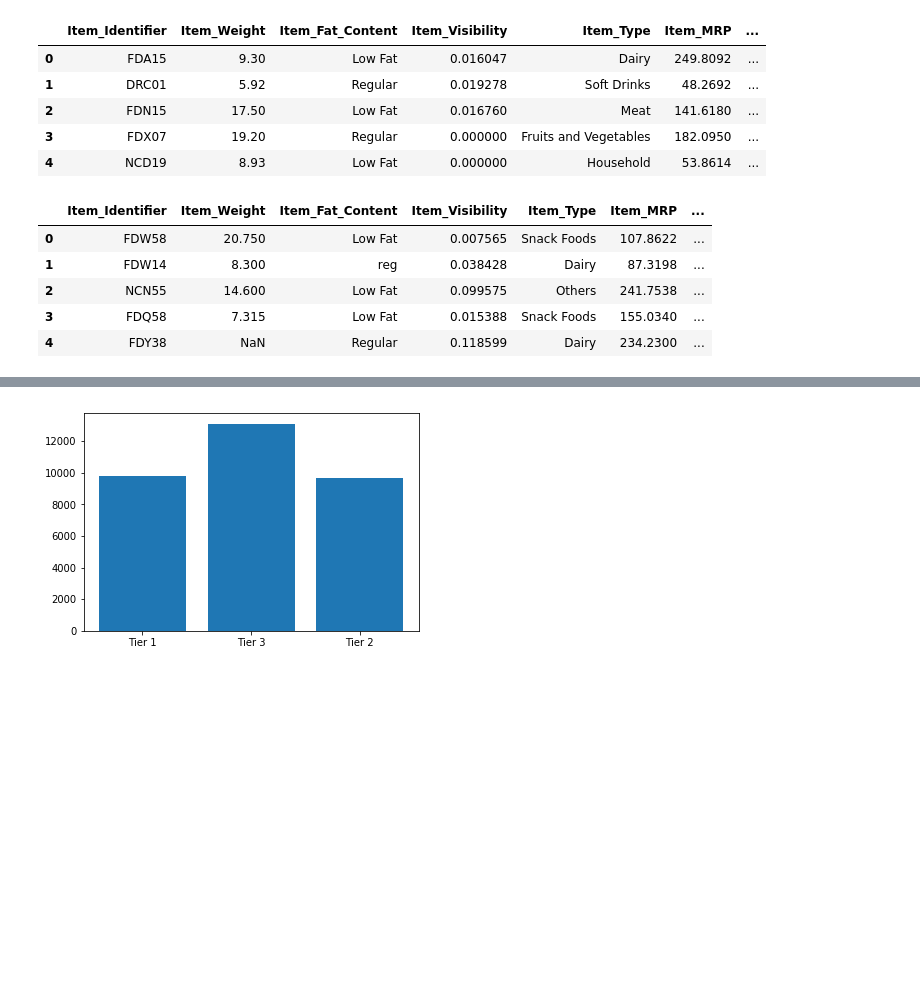
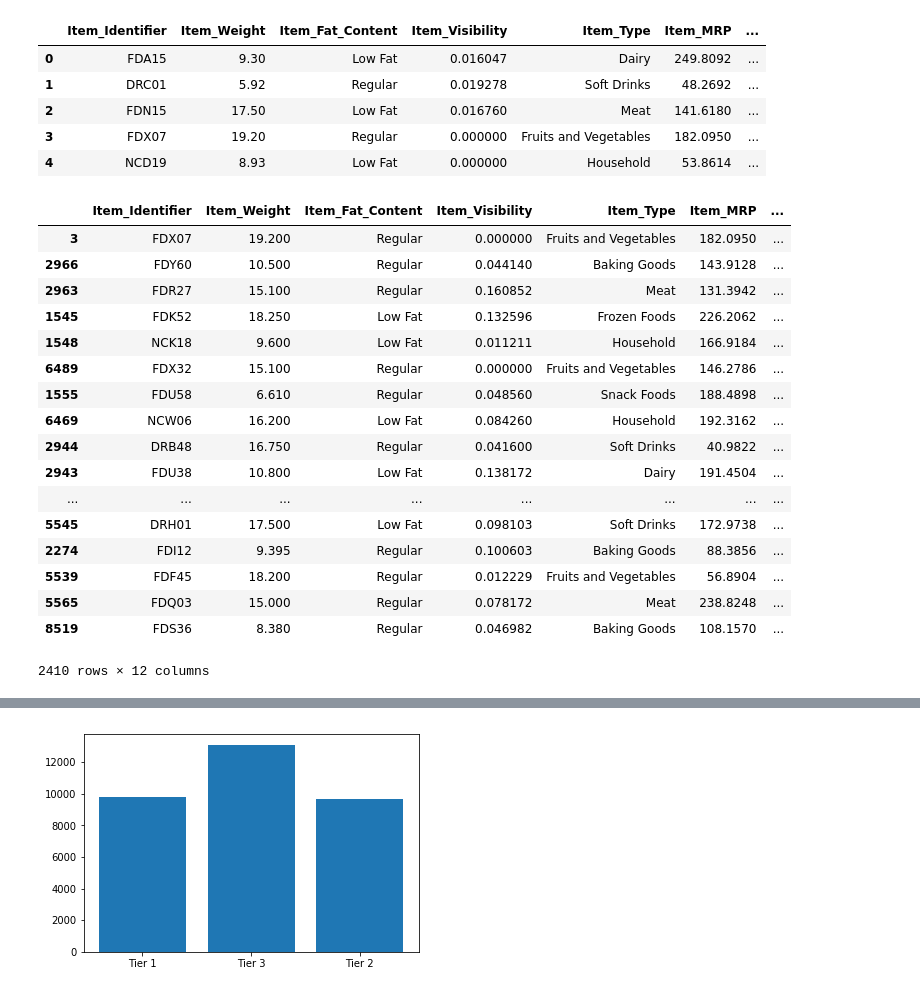
Before and after one commit to Raihanahmed94/analyticsvidhya_Competitions, a Jupyter notebook: Big_Mart/big_Mart.ipynb, the cells around one changed output, grey strips where cells are left out. Drawn from its saved outputs; the diff is of its cells as text; code cells hidden in the pictures; blank space fills up the shorter version.

```diff
--- a/Big_Mart/big_Mart.ipynb
+++ b/Big_Mart/big_Mart.ipynb
@@ -29,12 +41,24 @@ train.head()
 | 2 | FDN15 | 17.50 | Low Fat | 0.016760 | Meat | 141.6180 | ... |
 | 3 | FDX07 | 19.20 | Regular | 0.000000 | Fruits and Vegetables | 182.0950 | ... |
 | 4 | NCD19 | 8.93 | Low Fat | 0.000000 | Household | 53.8614 | ... |
-# %%
-test.head()
-# %% [output]
-|  | Item_Identifier | Item_Weight | Item_Fat_Content | Item_Visibility | Item_Type | Item_MRP | ... |
-| 0 | FDW58 | 20.750 | Low Fat | 0.007565 | Snack Foods | 107.8622 | ... |
-| 1 | FDW14 | 8.300 | reg | 0.038428 | Dairy | 87.3198 | ... |
-| 2 | NCN55 | 14.600 | Low Fat | 0.099575 | Others | 241.7538 | ... |
-| 3 | FDQ58 | 7.315 | Low Fat | 0.015388 | Snack Foods | 155.0340 | ... |
-| 4 | FDY38 | NaN | Regular | 0.118599 | Dairy | 234.2300 | ... |
+# %%
+train[train.Outlet_Size.isnull()].sort_values("Outlet_Identifier")
+# %% [output]
+|  | Item_Identifier | Item_Weight | Item_Fat_Content | Item_Visibility | Item_Type | Item_MRP | ... |
+| 3 | FDX07 | 19.200 | Regular | 0.000000 | Fruits and Vegetables | 182.0950 | ... |
+| 2966 | FDY60 | 10.500 | Regular | 0.044140 | Baking Goods | 143.9128 | ... |
+| 2963 | FDR27 | 15.100 | Regular | 0.160852 | Meat | 131.3942 | ... |
+| 1545 | FDK52 | 18.250 | Low Fat | 0.132596 | Frozen Foods | 226.2062 | ... |
+| 1548 | NCK18 | 9.600 | Low Fat | 0.011211 | Household | 166.9184 | ... |
+| 6489 | FDX32 | 15.100 | Regular | 0.000000 | Fruits and Vegetables | 146.2786 | ... |
+| 1555 | FDU58 | 6.610 | Regular | 0.048560 | Snack Foods | 188.4898 | ... |
+| 6469 | NCW06 | 16.200 | Low Fat | 0.084260 | Household | 192.3162 | ... |
+| 2944 | DRB48 | 16.750 | Regular | 0.041600 | Soft Drinks | 40.9822 | ... |
+| 2943 | FDU38 | 10.800 | Low Fat | 0.138172 | Dairy | 191.4504 | ... |
+| ... | ... | ... | ... | ... | ... | ... | ... |
+| 5545 | DRH01 | 17.500 | Low Fat | 0.098103 | Soft Drinks | 172.9738 | ... |
+| 2274 | FDI12 | 9.395 | Regular | 0.100603 | Baking Goods | 88.3856 | ... |
+| 5539 | FDF45 | 18.200 | Regular | 0.012229 | Fruits and Vegetables | 56.8904 | ... |
+| 5565 | FDQ03 | 15.000 | Regular | 0.078172 | Meat | 238.8248 | ... |
+| 8519 | FDS36 | 8.380 | Regular | 0.046982 | Baking Goods | 108.1570 | ... |
+2410 rows × 12 columns
```
Also changed, not shown: parts of 12 cells of this notebook.
